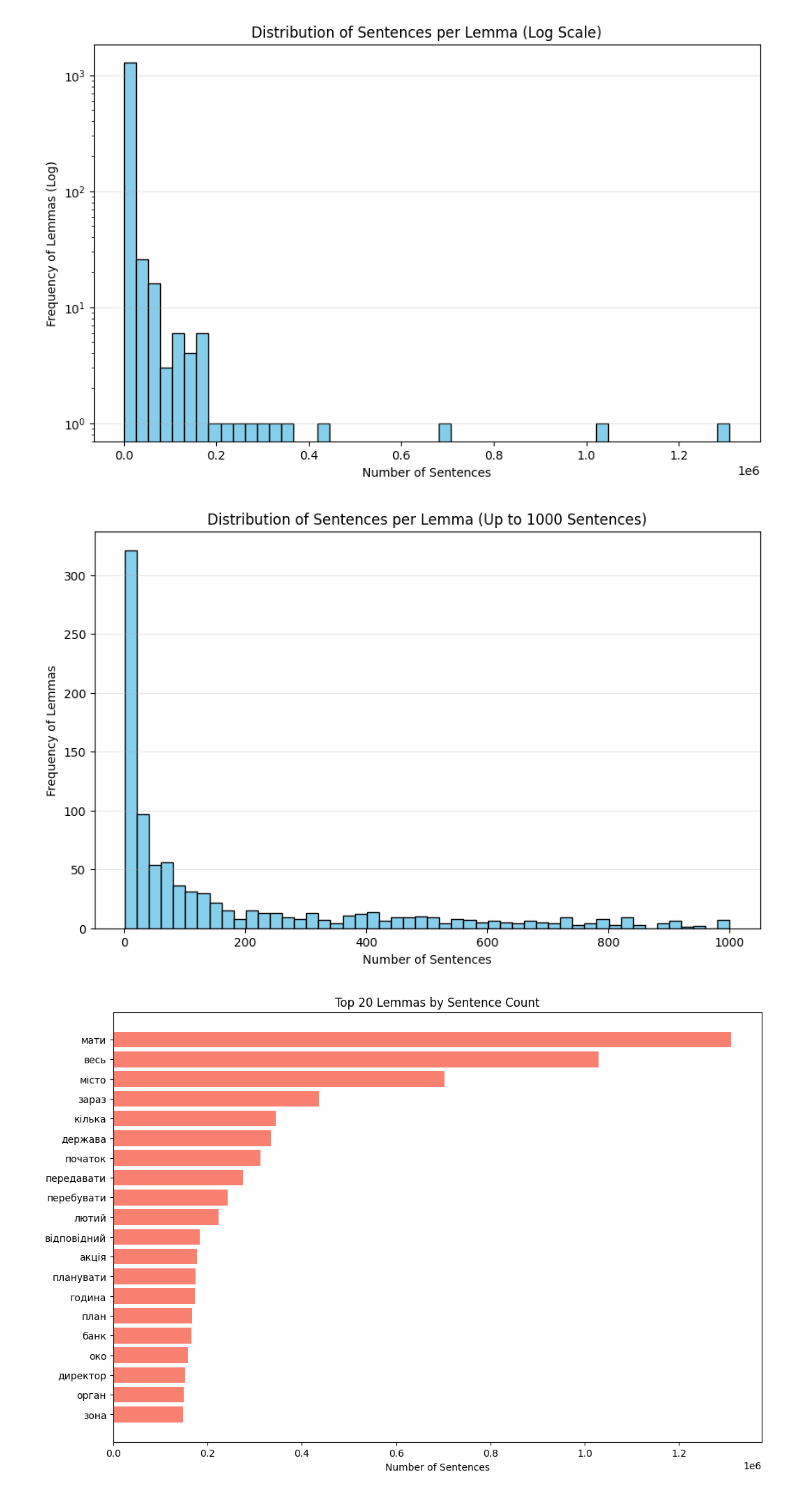
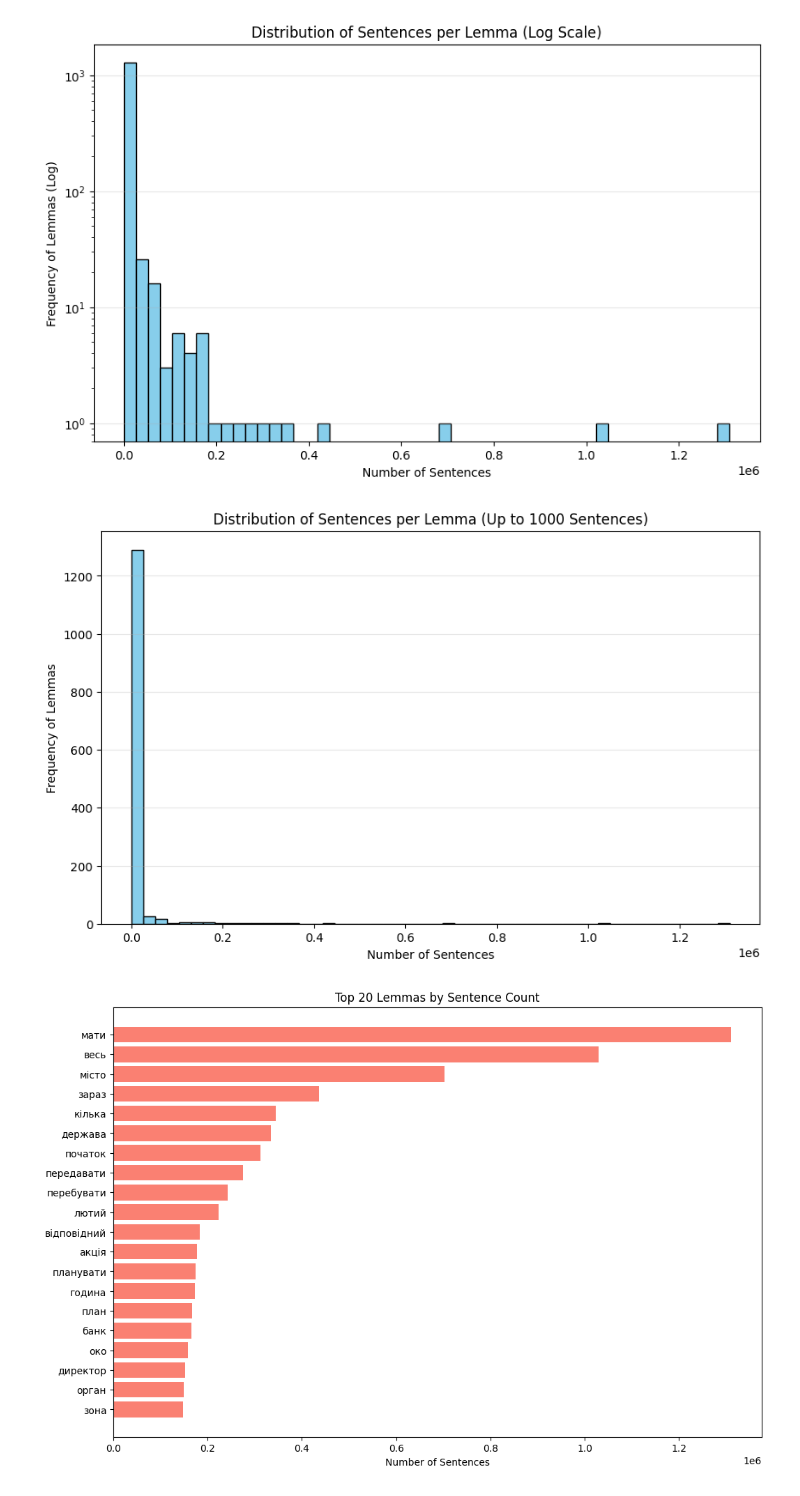
Before and after one commit to hellcastter/ukrainian-sentence-embeddings, a Jupyter notebook: local_datasets/sum_and_ubertext_eda.ipynb, the cells around one changed output. Saved outputs shown, nothing was run; the diff lists cells and outputs as text; code cells hidden in the pictures.

```diff
--- a/local_datasets/sum_and_ubertext_eda.ipynb
+++ b/local_datasets/sum_and_ubertext_eda.ipynb
@@ -211,17 +211,17 @@ plt.show()
 [figure]
 # %%
 # Prep the data
-counts = [len(item['sentences']) for item in data_ubertext if len(item['sentences']) <= 1000]
+counts = [len(item['sentences']) for item in data_ubertext]
 
 plt.figure(figsize=(10, 6))
 plt.hist(counts, bins=50, color='skyblue', edgecolor='black')
 plt.title('Distribution of Sentences per Lemma (Up to 1000 Sentences)')
 plt.xlabel('Number of Sentences')
 plt.ylabel('Frequency of Lemmas')
 plt.grid(axis='y', alpha=0.3)
 plt.show()
 # %% [output]
-[figure, old version]
+[figure, new version]
 # %%
 # Sort and grab top 20
 top_lemmas = sorted(data_ubertext, key=lambda x: len(x['sentences']), reverse=True)[:20]
```
Also changed, not shown: parts of 10 cells of this notebook, 9 other files.
